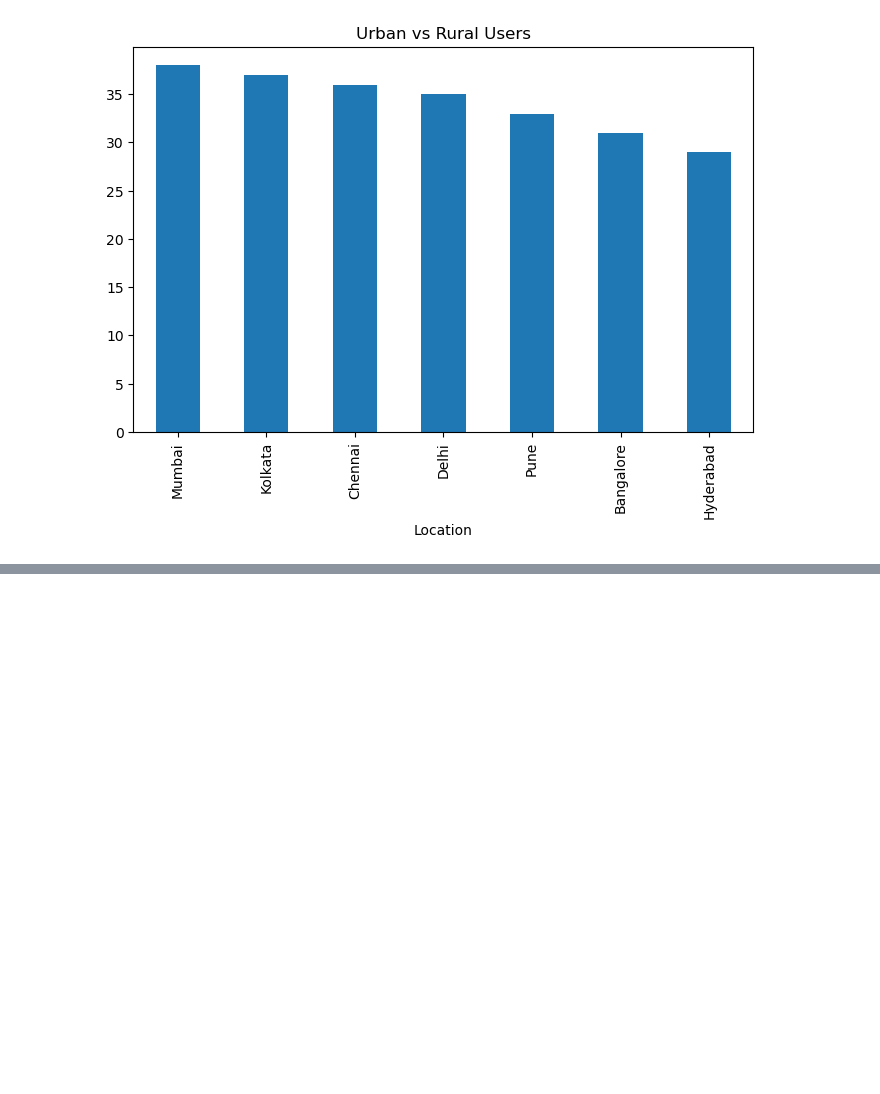
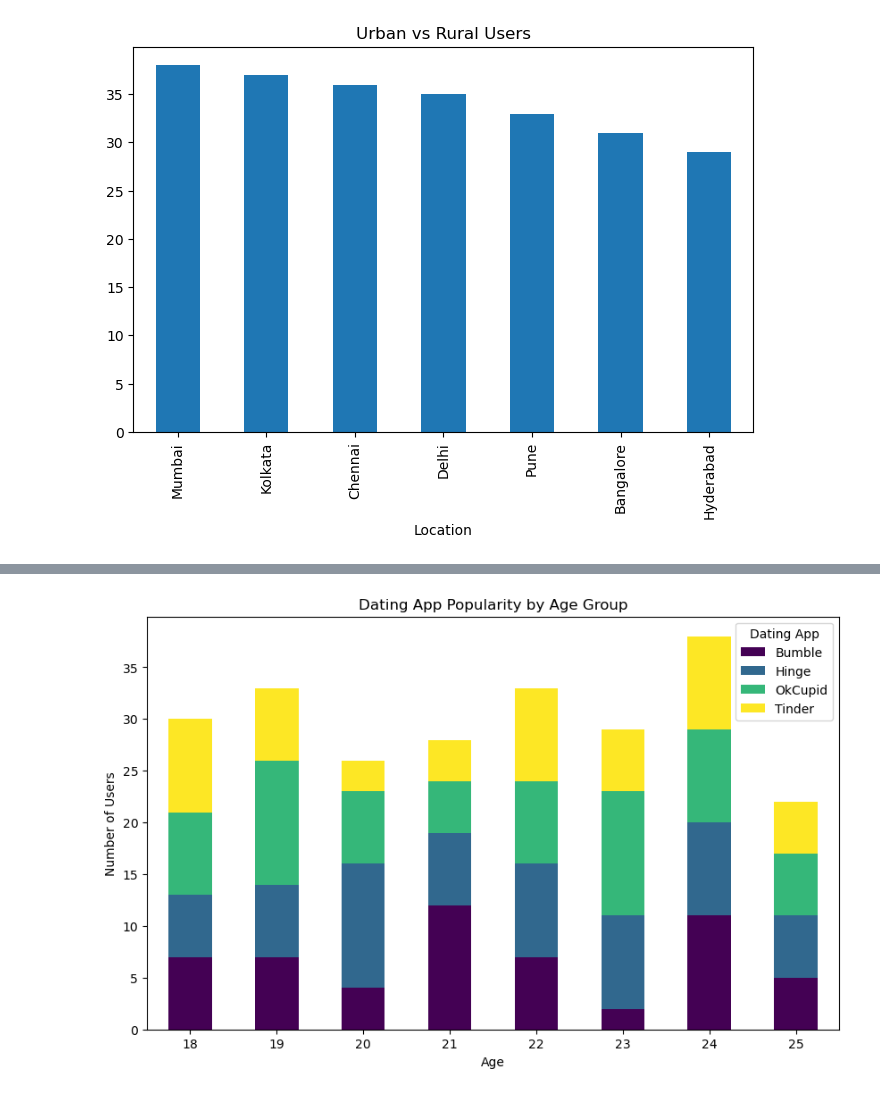
Before and after one commit to Kofi-Yankson/ML-EDA, a Jupyter notebook: version1.ipynb, the cells around one changed output, grey strips where cells are left out. Drawn from its saved outputs; the diff is of its cells as text; code cells hidden in the pictures; blank space fills up the shorter version.

```diff
--- a/version1.ipynb
+++ b/version1.ipynb
@@ -270,0 +321,10 @@ plt.show()
+# %%
+#Bar Chart
+app_popularity_trend.plot(kind='bar', stacked=True, figsize=(10, 6), colormap='viridis', title="Dating App Popularity by Age Group")
+plt.xlabel("Age")
+plt.ylabel("Number of Users")
+plt.legend(title="Dating App", bbox_to_anchor=(1, 1))
+plt.xticks(rotation=0)
+plt.show()
+# %% [output]
+[figure, added]
```
Also changed, not shown: parts of 5 cells of this notebook.
